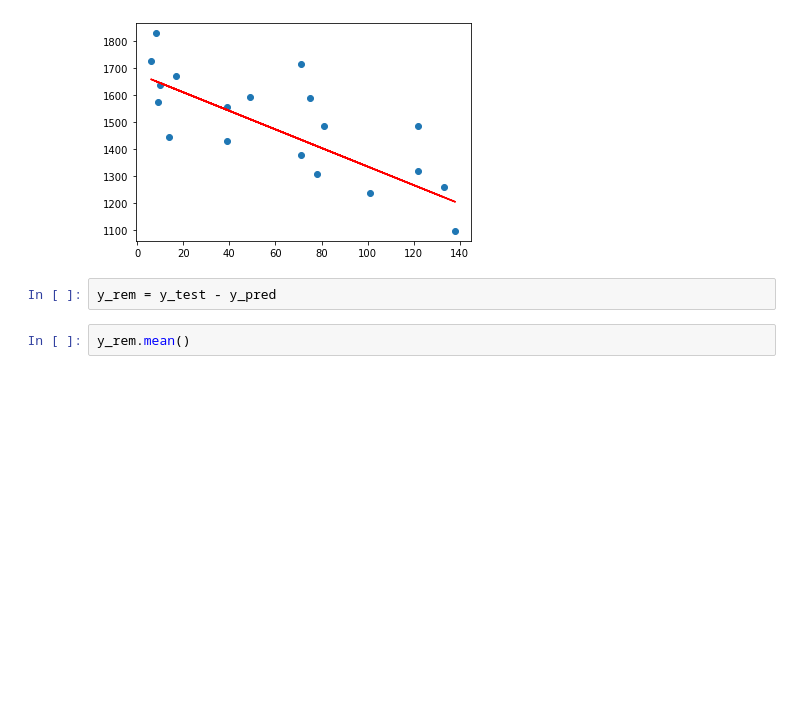
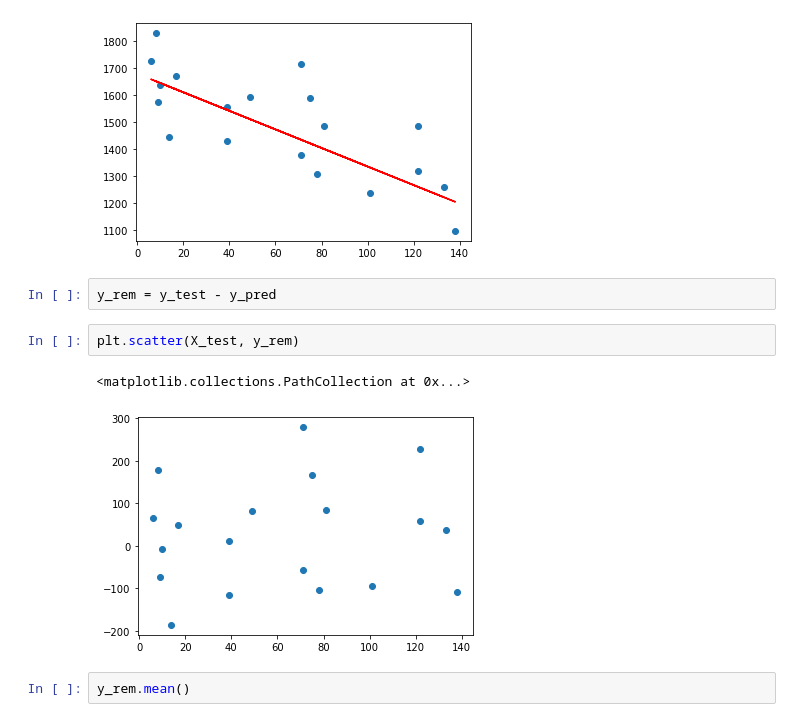
Before and after one commit to Rosdf/py-hw-18, a Jupyter notebook: hw-18.ipynb, the cells around one changed output. Saved outputs shown, nothing was run; the diff lists cells and outputs as text; blank space fills up the shorter version.

Commit message:
remains plot added

```diff
--- a/hw-18.ipynb
+++ b/hw-18.ipynb
@@ -84,6 +84,11 @@ plt.plot(X_test, y_pred, c='r')
 [figure]
 # %%
 y_rem = y_test - y_pred
+# %%
+plt.scatter(X_test, y_rem)
+# %% [output]
+<matplotlib.collections.PathCollection at 0x...>
+[figure, added]
 # %%
 y_rem.mean()
 # %% [output]
```
Also changed, not shown: parts of 2 cells of this notebook.
